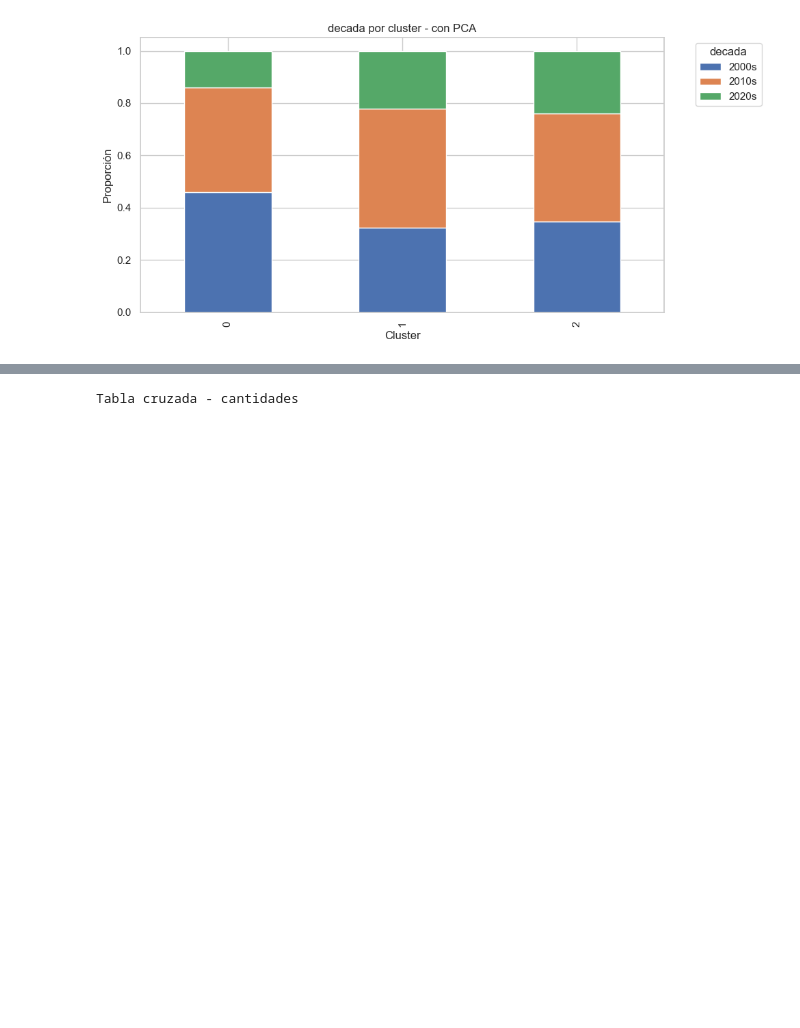
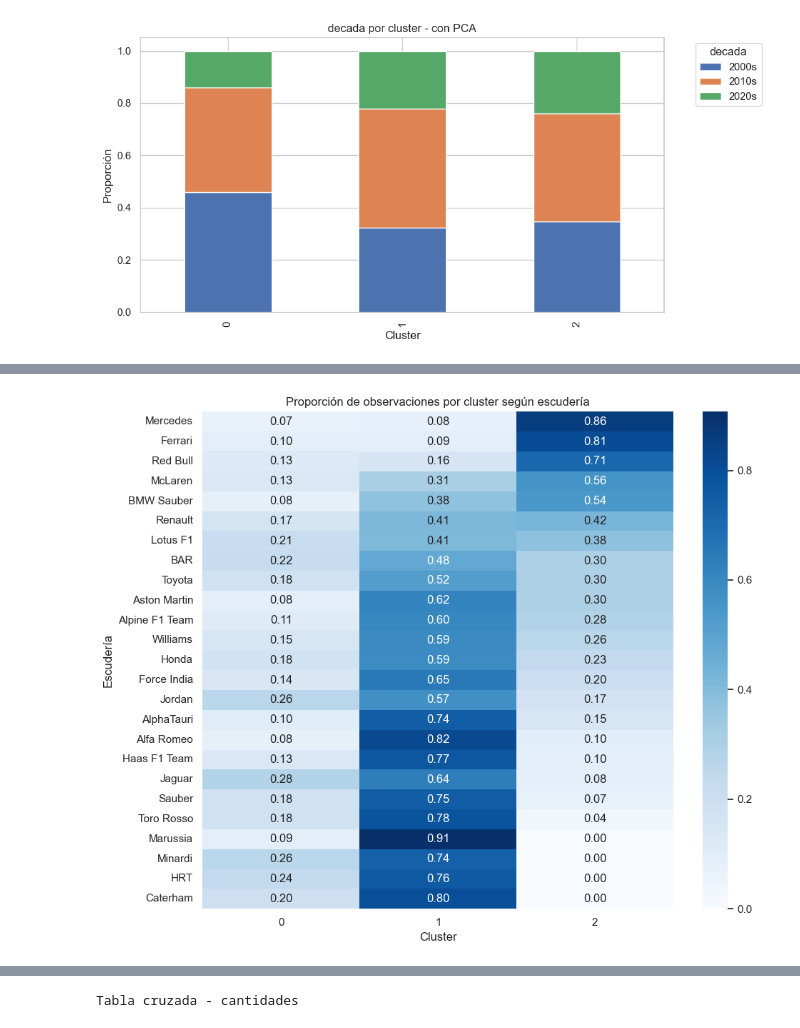
Before and after one commit to castillojuanignacio/Analisis-multivariado, a Jupyter notebook: notebooks/clustering/Cluster_formula1.ipynb, the cells around one changed output, grey strips where cells are left out. Cells and saved outputs as stored; diff of their text form; code cells hidden in the pictures; blank space fills up the shorter version.

```diff
--- a/notebooks/clustering/Cluster_formula1.ipynb
+++ b/notebooks/clustering/Cluster_formula1.ipynb
@@ -960,0 +1064,17 @@ Distribución de decada por cluster con PCA
+# %%
+plt.figure(figsize=(10, 8))
+
+sns.heatmap(
+    tabla_constructor_cluster,
+    annot=True,
+    fmt=".2f",
+    cmap="Blues"
+)
+
+plt.title("Proporción de observaciones por cluster según escudería")
+plt.xlabel("Cluster")
+plt.ylabel("Escudería")
+plt.tight_layout()
+plt.show()
+# %% [output]
+[figure, added]
```
Also changed, not shown: parts of 12 cells of this notebook.
